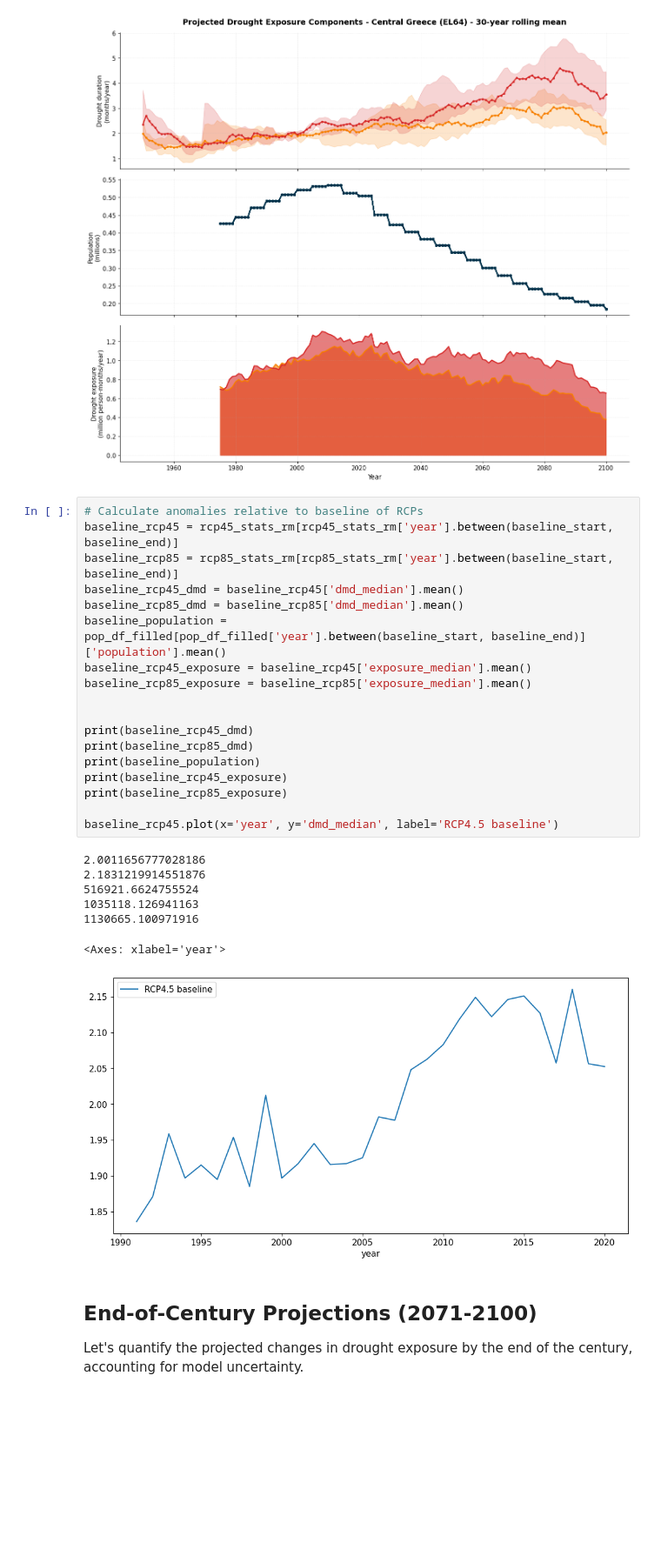
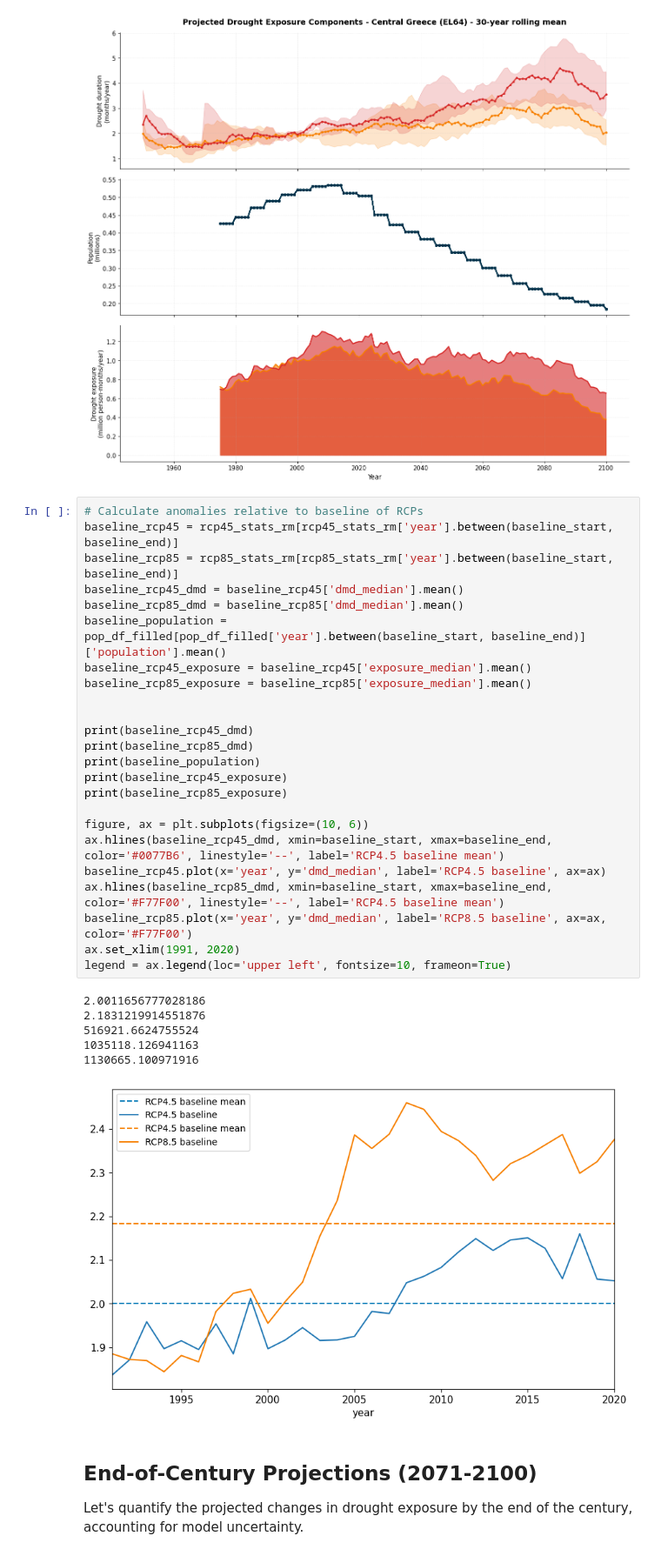
Before and after one commit to ecmwf-training/drought-exposure, a Jupyter notebook: tutorials/people_exposed_to_prolonged_droughts.ipynb, the cells around one changed output. Shown at 87% size. Saved outputs shown, nothing was run; the diff lists cells and outputs as text; blank space fills up the shorter version.

```diff
--- a/tutorials/people_exposed_to_prolonged_droughts.ipynb
+++ b/tutorials/people_exposed_to_prolonged_droughts.ipynb
@@ -518,29 +479,34 @@ plt.show()
 # %%
 # Calculate anomalies relative to baseline of RCPs
 baseline_rcp45 = rcp45_stats_rm[rcp45_stats_rm['year'].between(baseline_start, baseline_end)]
 baseline_rcp85 = rcp85_stats_rm[rcp85_stats_rm['year'].between(baseline_start, baseline_end)]
 baseline_rcp45_dmd = baseline_rcp45['dmd_median'].mean()
 baseline_rcp85_dmd = baseline_rcp85['dmd_median'].mean()
 baseline_population = pop_df_filled[pop_df_filled['year'].between(baseline_start, baseline_end)]['population'].mean()
 baseline_rcp45_exposure = baseline_rcp45['exposure_median'].mean()
 baseline_rcp85_exposure = baseline_rcp85['exposure_median'].mean()
 
 
 print(baseline_rcp45_dmd)
 print(baseline_rcp85_dmd)
 print(baseline_population)
 print(baseline_rcp45_exposure)
 print(baseline_rcp85_exposure)
 
-baseline_rcp45.plot(x='year', y='dmd_median', label='RCP4.5 baseline')
+figure, ax = plt.subplots(figsize=(10, 6))
+ax.hlines(baseline_rcp45_dmd, xmin=baseline_start, xmax=baseline_end, color='#0077B6', linestyle='--', label='RCP4.5 baseline mean')
+baseline_rcp45.plot(x='year', y='dmd_median', label='RCP4.5 baseline', ax=ax)
+ax.hlines(baseline_rcp85_dmd, xmin=baseline_start, xmax=baseline_end, color='#F77F00', linestyle='--', label='RCP4.5 baseline mean')
+baseline_rcp85.plot(x='year', y='dmd_median', label='RCP8.5 baseline', ax=ax, color='#F77F00')
+ax.set_xlim(1991, 2020)
+legend = ax.legend(loc='upper left', fontsize=10, frameon=True)
 # %% [output]
 2.0011656777028186
 2.1831219914551876
 516921.6624755524
 1035118.126941163
 1130665.100971916
-<Axes: xlabel='year'>
-[figure, old version]
+[figure, new version]
 # %% [markdown]
 ## End-of-Century Projections (2071-2100)
 
```
Also changed, not shown: parts of 4 cells of this notebook.
